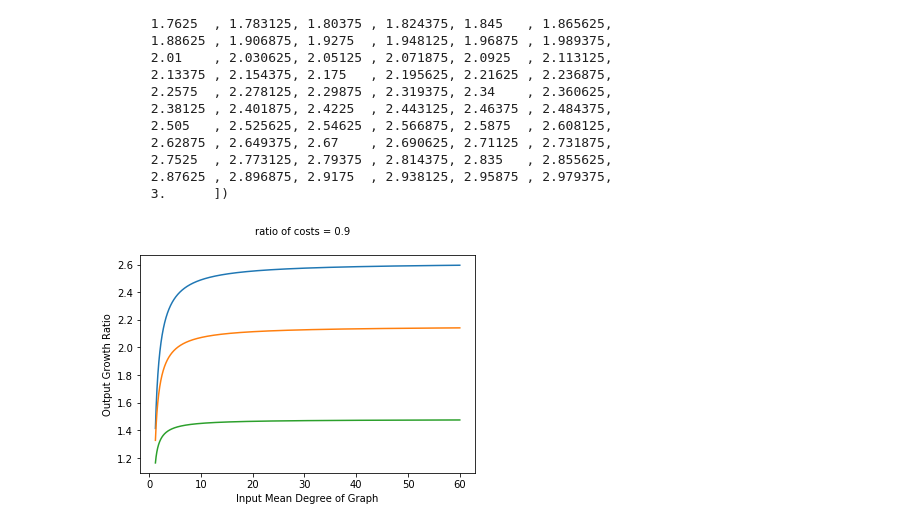
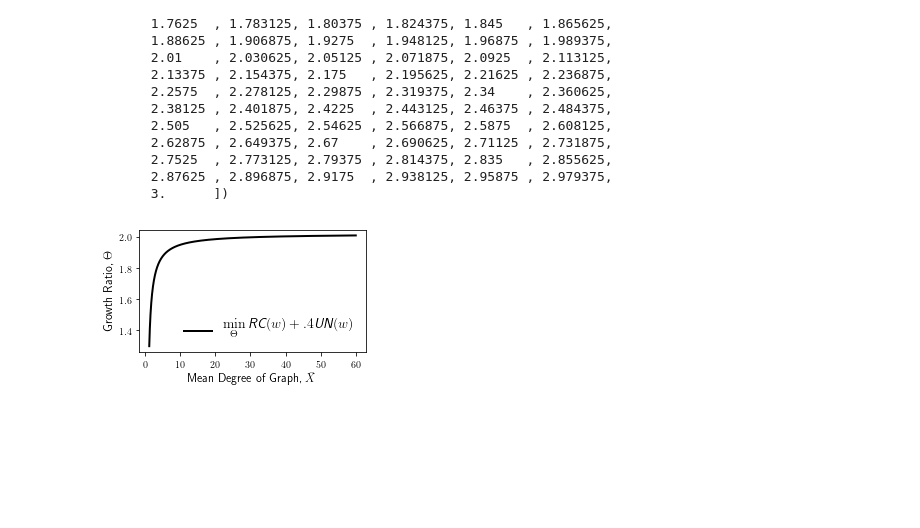
Before and after one commit to AaEll/MonteCarlo_simulator, a Jupyter notebook: Experiments_Generalized.ipynb, the cells around one changed output. Saved outputs shown, nothing was run; the diff lists cells and outputs as text; code cells hidden in the pictures; blank space fills up the shorter version.

```diff
--- a/Experiments_Generalized.ipynb
+++ b/Experiments_Generalized.ipynb
@@ -240,37 +312,45 @@ array([1.02    , 1.040625, 1.06125 , 1.081875, 1.1025  , 1.123125,
 # %%
 import math
 from scipy.optimize import fsolve
 
 reduced_cost_derivative = lambda a,b: lambda x : 1+(1-a)*x**(2-a)\
                                              +((b-1)*(2-a))*(x)**(1-a)
-beta = .9
-beta2 = .5
-beta3 = .1
+beta = .4
 initial_guess = 1.5
 Y = []
 Y2 = []
 Y3 = []
 X = np.linspace(1.2,60,20000)
 for m in X:
     alpha = (2*m-1)/(m-1)
     result = fsolve(reduced_cost_derivative(alpha,beta), initial_guess)[0]
     Y.append(result)
-    result = fsolve(reduced_cost_derivative(alpha,beta2), initial_guess)[0]
+'''    result = fsolve(reduced_cost_derivative(alpha,beta2), initial_guess)[0]
     Y2.append(result)
     result = fsolve(reduced_cost_derivative(alpha,beta3), initial_guess)[0]
     Y3.append(result)
+'''
 
-plt.plot(X,Y)
-plt.plot(X,Y2)
-plt.plot(X,Y3)
 
-alpha  = 2.0237927571316328
-result = fsolve(reduced_cost_derivative(alpha,beta), initial_guess)[0]
+val_dict = {}
+params = {'legend.fontsize': 15,
+          'lines.linewidth': 1,
+          'pdf.fonttype': 42}
+plt.rcParams.update(params)
 
-#plt.title("Cost Function Protocol", fontsize=16, fontweight='bold')
-plt.suptitle("ratio of costs = {}".format(beta), fontsize=10)
-plt.xlabel("Input Mean Degree of Graph")
-plt.ylabel("Output Growth Ratio")
-plt.show()
+fig, ax = plt.subplots()
+
+fig.set_size_inches(4, 2.5)
+fig.subplots_adjust(hspace = 0)
+
+ax.plot(X,Y,'-k', linewidth =2,label=r'$\min\limits_{{\Theta}} \textit{{RC}}(w)+.4\textit{{UN}}(w)$')
+
+legend = ax.legend(fontsize = 14,loc = 0, frameon=False)
+
+
+ax.set_xlabel(r"Mean Degree of Graph, $\bar{{X}}$",fontsize = 12)
+ax.set_ylabel(r"Growth Ratio, $\Theta$", fontsize= 12)
+fig.tight_layout()
+fig.savefig("LiveGraphResults/optimal_growth_ratio.pdf",bbox_inches='tight')
 # %% [output]
-[figure, old version]
+[figure, new version]
```
Also changed, not shown: parts of 8 cells of this notebook, 44 other files.
